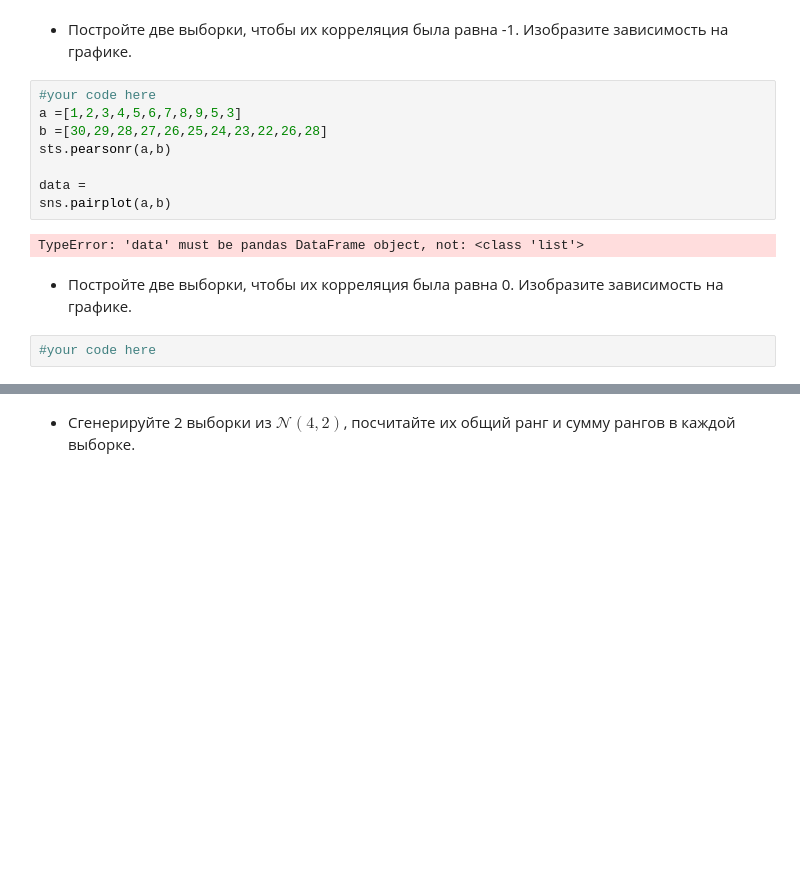
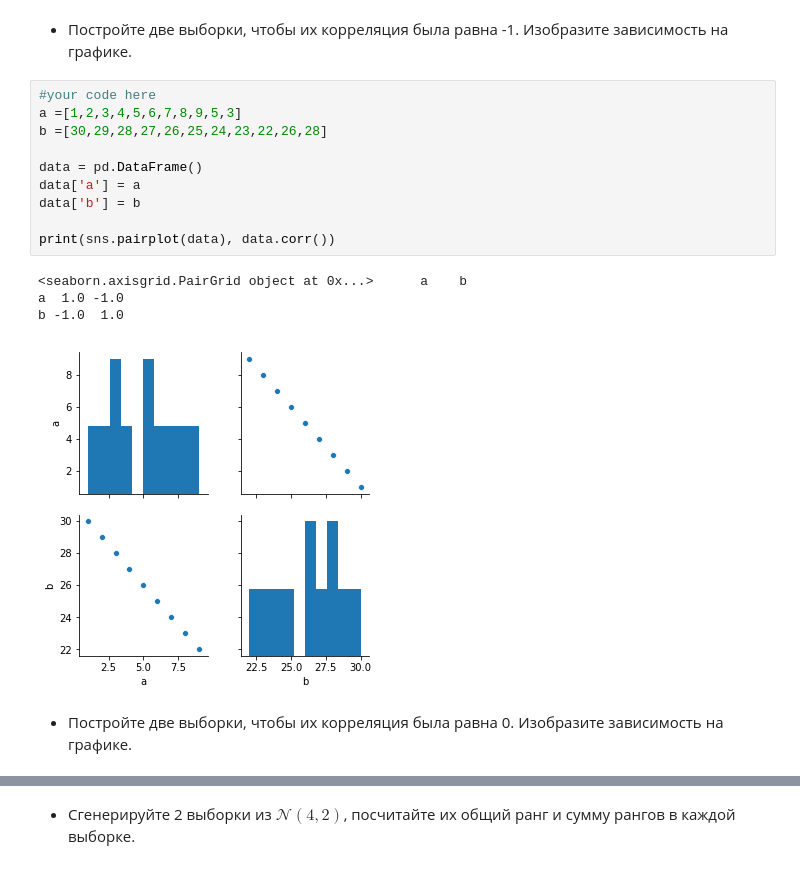
Before and after one commit to levprltsk/Python-Netology-HWs, a Jupyter notebook: HW2 Stat.ipynb, the cells around one changed output, grey strips where cells are left out. Saved outputs shown, nothing was run; the diff lists cells and outputs as text; blank space fills up the shorter version.

```diff
--- a/HW2 Stat.ipynb
+++ b/HW2 Stat.ipynb
@@ -286,14 +310,17 @@ plt.legend(['Student df=5', 'Student df=10', 'Student df=20', 'Student df=40'])
 # %%
 #your code here
 a =[1,2,3,4,5,6,7,8,9,5,3]
 b =[30,29,28,27,26,25,24,23,22,26,28]
-sts.pearsonr(a,b)
 
-data =
-sns.pairplot(a,b)
+data = pd.DataFrame()
+data['a'] = a
+data['b'] = b
+
+print(sns.pairplot(data), data.corr())
 # %% [output]
-TypeError: 'data' must be pandas DataFrame object, not: <class 'list'>
+<seaborn.axisgrid.PairGrid object at 0x...>      a    b
+a  1.0 -1.0
+b -1.0  1.0
+[figure, added]
 # %% [markdown]
 - Постройте две выборки, чтобы их корреляция была равна 0. Изобразите зависимость на графике.
-# %%
-#your code here
```
Also changed, not shown: parts of 18 cells of this notebook.
